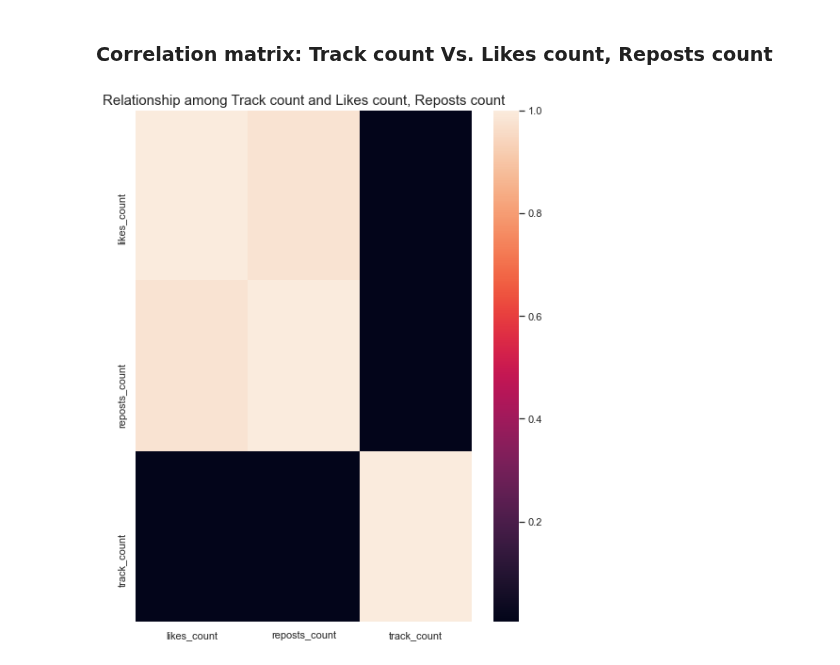
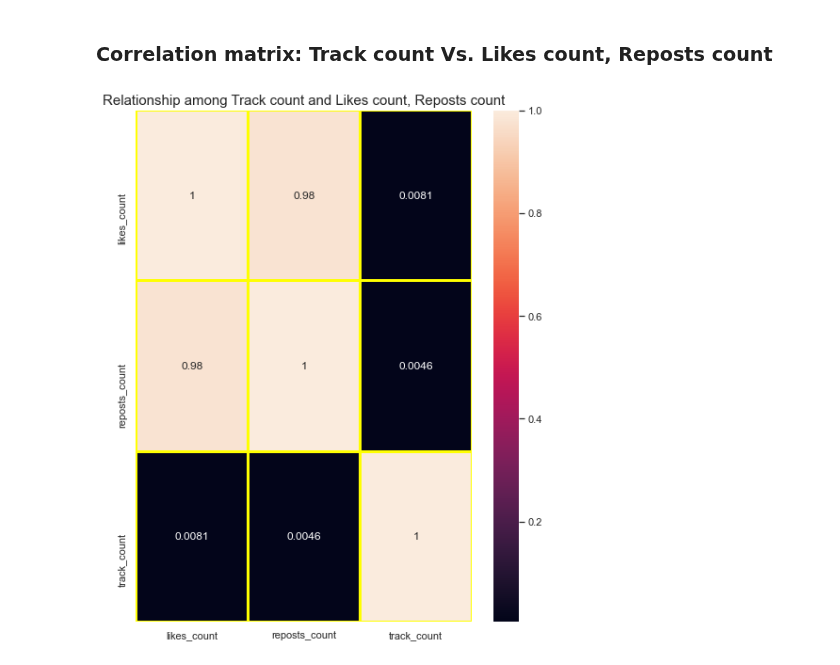
Before and after one commit to machung2001/SoundCloud, a Jupyter notebook: src/playlists_plotCharts.ipynb, the cells around one changed output. Cells and saved outputs as stored; diff of their text form; code cells hidden in the pictures.

```diff
--- a/src/playlists_plotCharts.ipynb
+++ b/src/playlists_plotCharts.ipynb
@@ -82,10 +82,10 @@ plt.show()
 # %% [markdown]
 ### Correlation matrix:  Track count Vs. Likes count, Reposts count
 # %%
-df_corr = df[['likes_count','reposts_count','track_count']]
-sns.heatmap(df_corr.corr())
+sns.heatmap(df_corr.corr(),annot=True,linewidths=2,
+                linecolor='yellow')
 sns.set(rc={'figure.figsize':(8,10)})
 plt.title("Relationship among Track count and Likes count, Reposts count",size = 15)
 plt.show()
 # %% [output]
-[figure, old version]
+[figure, new version]
```
Also changed, not shown: parts of 1 cell of this notebook, 1 other file.
